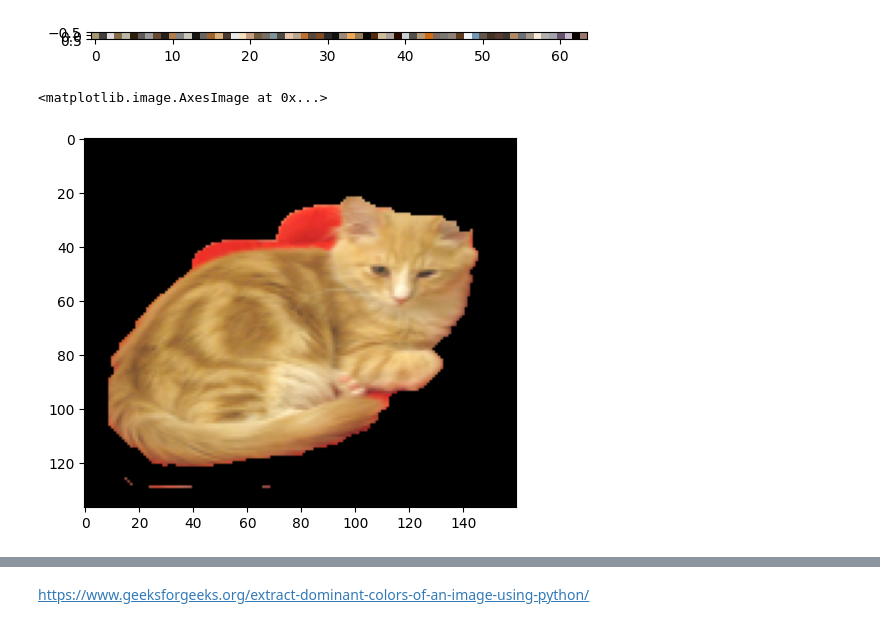
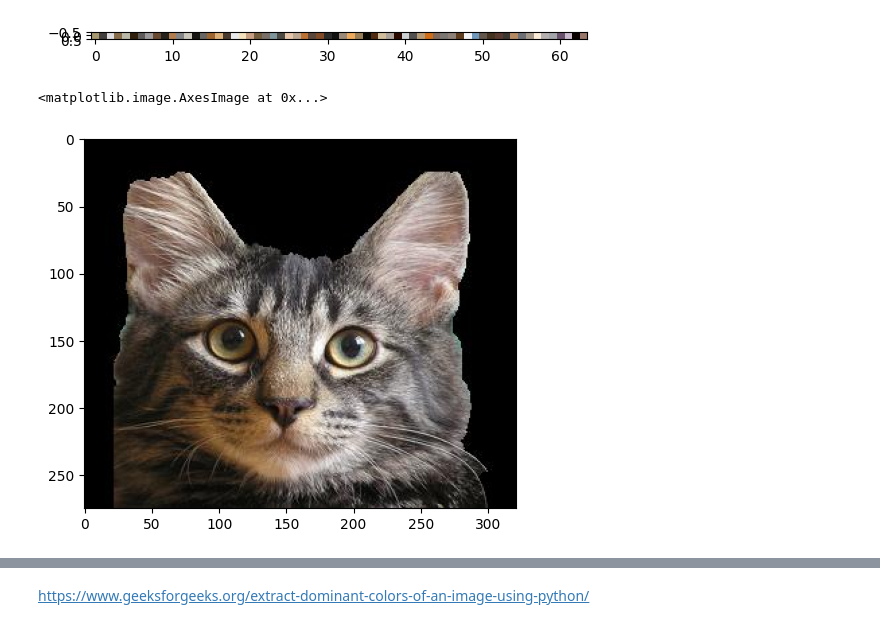
Before and after one commit to jshrdt/ML2-final, a Jupyter notebook: ML2-final-expl.ipynb, the cells around one changed output, grey strips where cells are left out. Cells and saved outputs as stored; diff of their text form; code cells hidden in the pictures.

```diff
--- a/ML2-final-expl.ipynb
+++ b/ML2-final-expl.ipynb
@@ -158,9 +162,10 @@ plt.imshow((gold_palette/255).reshape(1, 64, 3))
 # %% [output]
 <matplotlib.image.AxesImage at 0x...>
 [figure]
-# %%
-plt.imshow(gen_rois[3])
-# %% [output]
-<matplotlib.image.AxesImage at 0x...>
-[figure, removed]
+# %%
+img = gold_rois[321]
+plt.imshow(img)
+# %% [output]
+<matplotlib.image.AxesImage at 0x...>
+[figure, added]
 # %%
```
Also changed, not shown: parts of 32 cells of this notebook, 5 other files.
